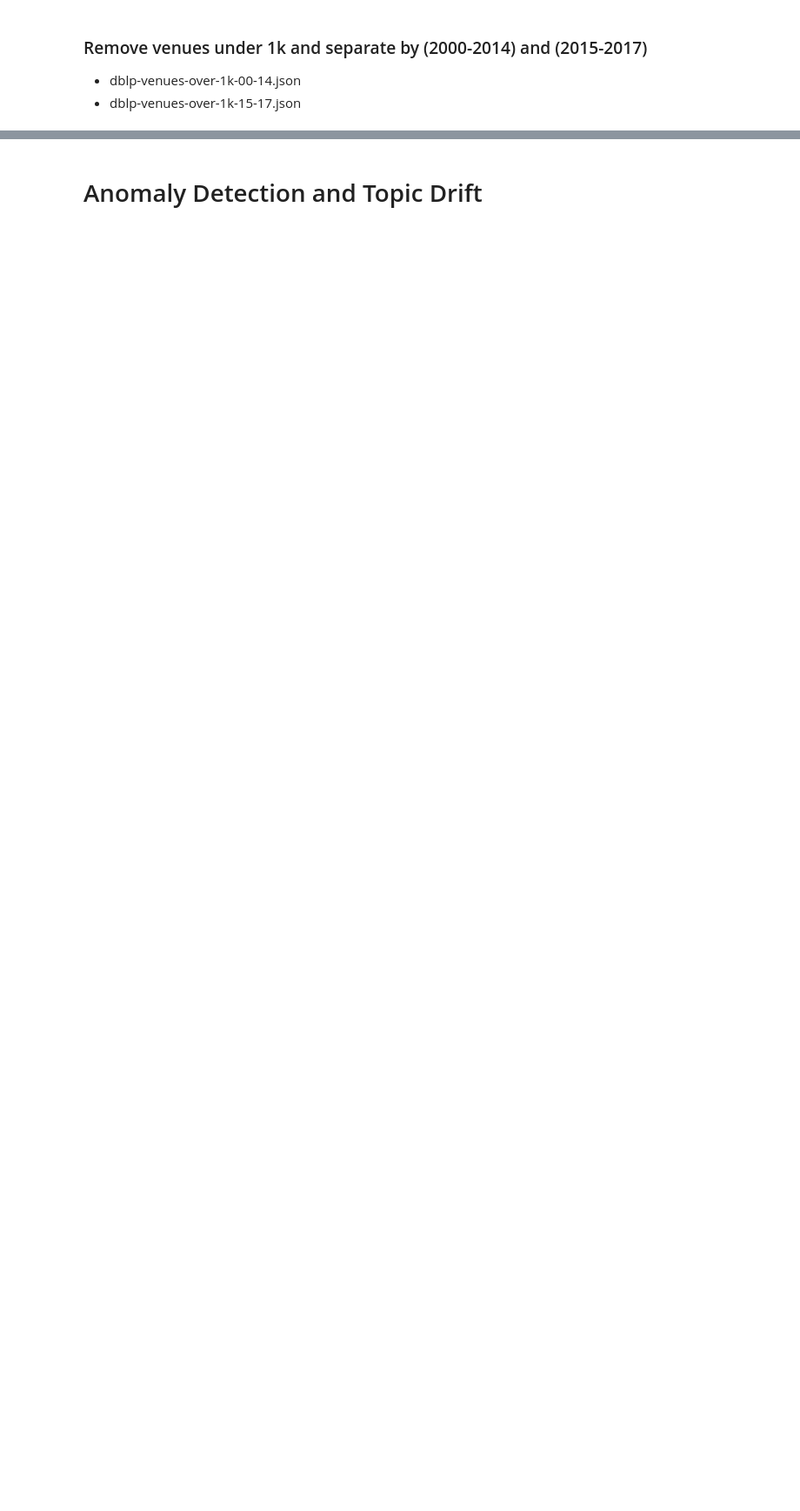
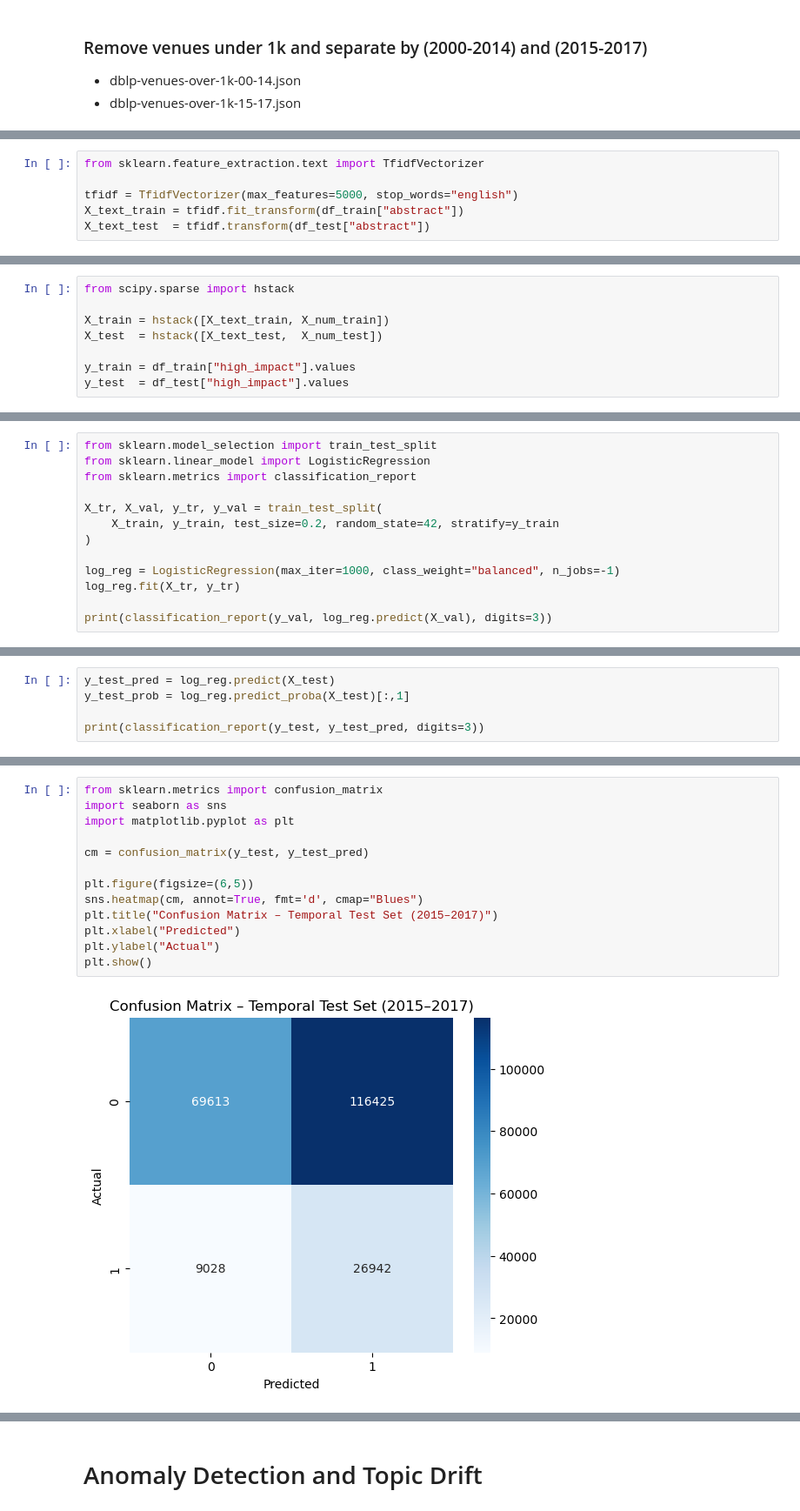
Before and after one commit to spengjohn/DS1-Group-Project, a Jupyter notebook: GroupProject.ipynb, the cells around one changed output, grey strips where cells are left out. Shown: that part at 87% size. Saved outputs shown, nothing was run; the diff lists cells and outputs as text; blank space fills up the shorter version.

Commit message:
Added temporal classification section and updated GroupProject.ipynb

```diff
--- a/GroupProject.ipynb
+++ b/GroupProject.ipynb
@@ -557,0 +679,6 @@ Done.
+# %%
+from sklearn.feature_extraction.text import TfidfVectorizer
+
+tfidf = TfidfVectorizer(max_features=5000, stop_words="english")
+X_text_train = tfidf.fit_transform(df_train["abstract"])
+X_text_test  = tfidf.transform(df_test["abstract"])
@@ -557,0 +702,8 @@ Done.
+# %%
+from scipy.sparse import hstack
+
+X_train = hstack([X_text_train, X_num_train])
+X_test  = hstack([X_text_test,  X_num_test])
+
+y_train = df_train["high_impact"].values
+y_test  = df_test["high_impact"].values
@@ -557,0 +712,13 @@ Done.
+# %%
+from sklearn.model_selection import train_test_split
+from sklearn.linear_model import LogisticRegression
+from sklearn.metrics import classification_report
+
+X_tr, X_val, y_tr, y_val = train_test_split(
+    X_train, y_train, test_size=0.2, random_state=42, stratify=y_train
+)
+
+log_reg = LogisticRegression(max_iter=1000, class_weight="balanced", n_jobs=-1)
+log_reg.fit(X_tr, y_tr)
+
+print(classification_report(y_val, log_reg.predict(X_val), digits=3))
@@ -557,0 +736,5 @@ Done.
+# %%
+y_test_pred = log_reg.predict(X_test)
+y_test_prob = log_reg.predict_proba(X_test)[:,1]
+
+print(classification_report(y_test, y_test_pred, digits=3))
@@ -557,0 +752,15 @@ Done.
+# %%
+from sklearn.metrics import confusion_matrix
+import seaborn as sns
+import matplotlib.pyplot as plt
+
+cm = confusion_matrix(y_test, y_test_pred)
+
+plt.figure(figsize=(6,5))
+sns.heatmap(cm, annot=True, fmt='d', cmap="Blues")
+plt.title("Confusion Matrix – Temporal Test Set (2015–2017)")
+plt.xlabel("Predicted")
+plt.ylabel("Actual")
+plt.show()
+# %% [output]
+[figure, added]
```
Also changed, not shown: parts of 32 cells of this notebook.
